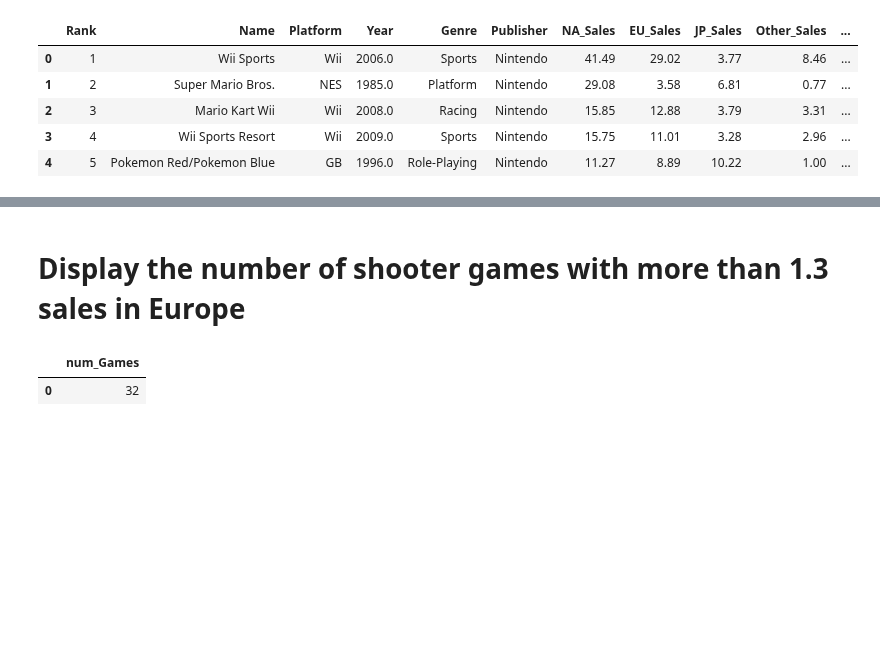
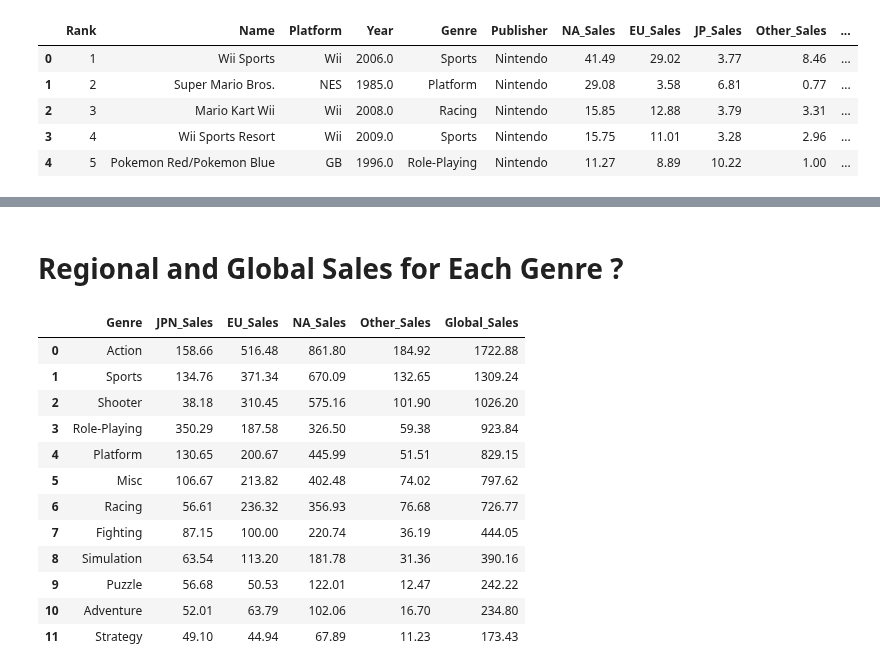
Before and after one commit to dakshpat/Video-Game-Sales-Analysis, a Jupyter notebook: video-game-sales-analysis.ipynb, the cells around one changed output, grey strips where cells are left out. Saved outputs shown, nothing was run; the diff lists cells and outputs as text; code cells hidden in the pictures; blank space fills up the shorter version.

```diff
--- a/video-game-sales-analysis.ipynb
+++ b/video-game-sales-analysis.ipynb
@@ -138,13 +188,31 @@ query4.head()
-# %% [markdown]
-# Display the number of shooter games with more than 1.3 sales in Europe
-# %%
-query5 = psql.sqldf("""
-                    SELECT COUNT(DISTINCT(Name)) AS num_Games FROM data
-                    WHERE Genre = 'Shooter' AND EU_Sales > 1.3
-                    ORDER BY EU_Sales DESC
-
-                    """)
-query5.head()
-# %% [output]
-|  | num_Games |
-| 0 | 32 |
+# %% [markdown]
+# Regional and Global Sales for Each Genre ?
+# %%
+query4 = psql.sqldf("""
+                    SELECT Genre,
+                    SUM(JP_Sales) AS JPN_Sales,
+                    SUM(EU_Sales) AS EU_Sales,
+                    SUM(NA_Sales) AS NA_Sales,
+                    SUM(Other_Sales) AS Other_Sales,
+                    SUM(Global_Sales) AS Global_Sales
+                    FROM data
+                    GROUP BY Genre
+                    ORDER BY SUM(Global_Sales) DESC
+
+
+                    """)
+query4
+# %% [output]
+|  | Genre | JPN_Sales | EU_Sales | NA_Sales | Other_Sales | Global_Sales |
+| 0 | Action | 158.66 | 516.48 | 861.80 | 184.92 | 1722.88 |
+| 1 | Sports | 134.76 | 371.34 | 670.09 | 132.65 | 1309.24 |
+| 2 | Shooter | 38.18 | 310.45 | 575.16 | 101.90 | 1026.20 |
+| 3 | Role-Playing | 350.29 | 187.58 | 326.50 | 59.38 | 923.84 |
+| 4 | Platform | 130.65 | 200.67 | 445.99 | 51.51 | 829.15 |
+| 5 | Misc | 106.67 | 213.82 | 402.48 | 74.02 | 797.62 |
+| 6 | Racing | 56.61 | 236.32 | 356.93 | 76.68 | 726.77 |
+| 7 | Fighting | 87.15 | 100.00 | 220.74 | 36.19 | 444.05 |
+| 8 | Simulation | 63.54 | 113.20 | 181.78 | 31.36 | 390.16 |
+| 9 | Puzzle | 56.68 | 50.53 | 122.01 | 12.47 | 242.22 |
+| 10 | Adventure | 52.01 | 63.79 | 102.06 | 16.70 | 234.80 |
+| 11 | Strategy | 49.10 | 44.94 | 67.89 | 11.23 | 173.43 |
```
Also changed, not shown: parts of 19 cells of this notebook.
